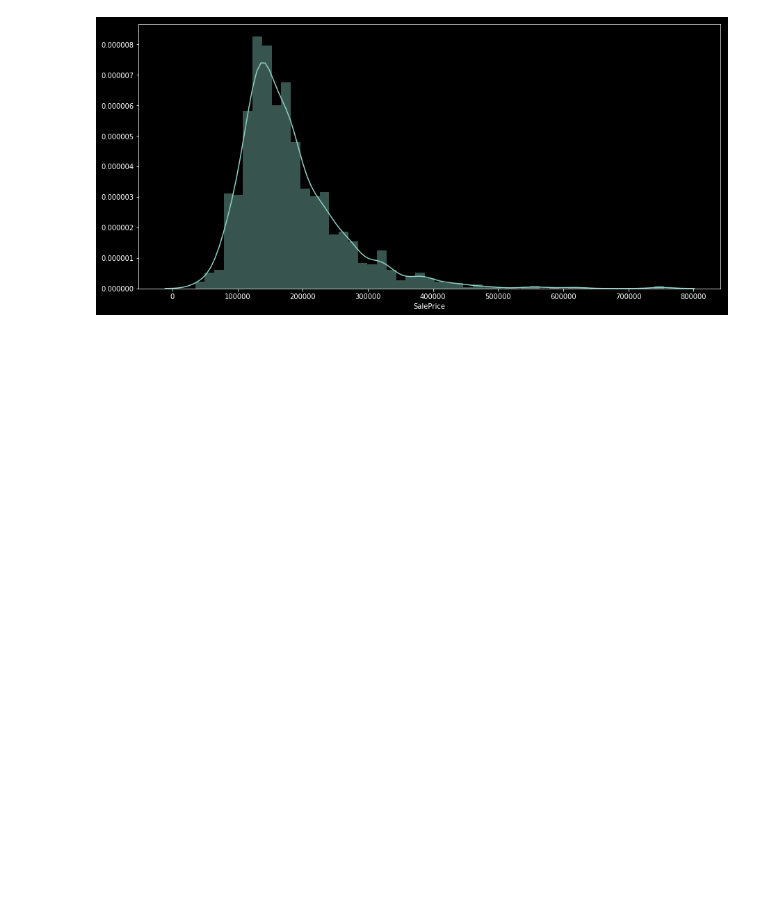
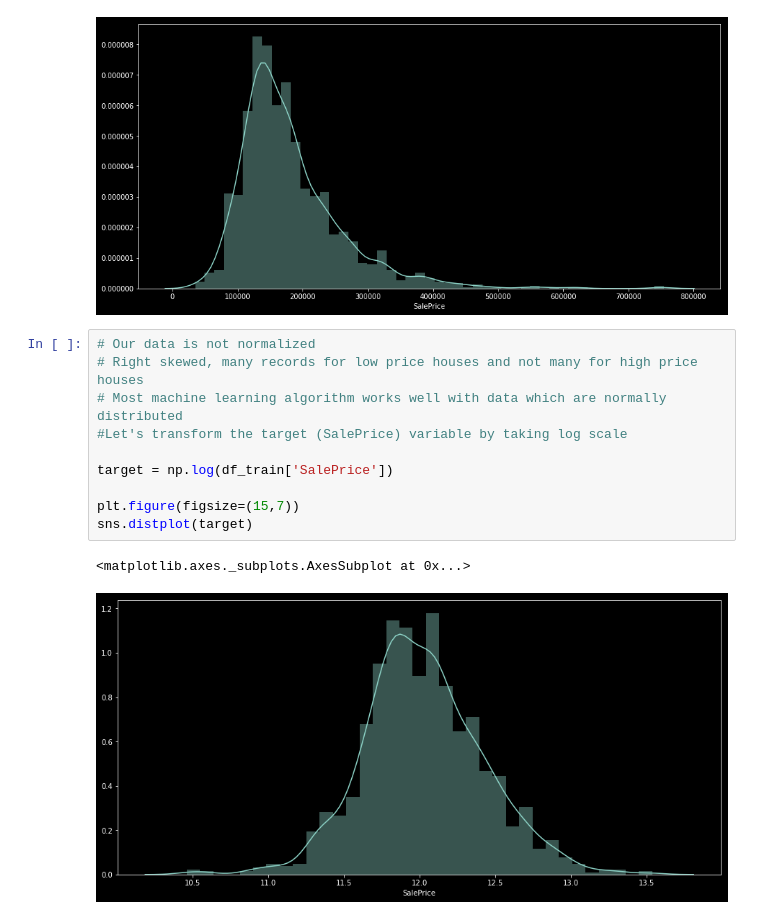
Before and after one commit to JPLAVALLEY/kaggle, a Jupyter notebook: House_Prices_Model_Development.ipynb, the cells around one changed output. Saved outputs shown, nothing was run; the diff lists cells and outputs as text; blank space fills up the shorter version.

```diff
--- a/House_Prices_Model_Development.ipynb
+++ b/House_Prices_Model_Development.ipynb
@@ -89,3 +89,16 @@ sns.distplot(df_train['SalePrice'])
 # %% [output]
 <matplotlib.axes._subplots.AxesSubplot at 0x...>
 [figure]
+# %%
+# Our data is not normalized
+# Right skewed, many records for low price houses and not many for high price houses
+# Most machine learning algorithm works well with data which are normally distributed
+#Let's transform the target (SalePrice) variable by taking log scale
+
+target = np.log(df_train['SalePrice'])
+
+plt.figure(figsize=(15,7))
+sns.distplot(target)
+# %% [output]
+<matplotlib.axes._subplots.AxesSubplot at 0x...>
+[figure, added]
```
Also changed, not shown: parts of 1 cell of this notebook.
